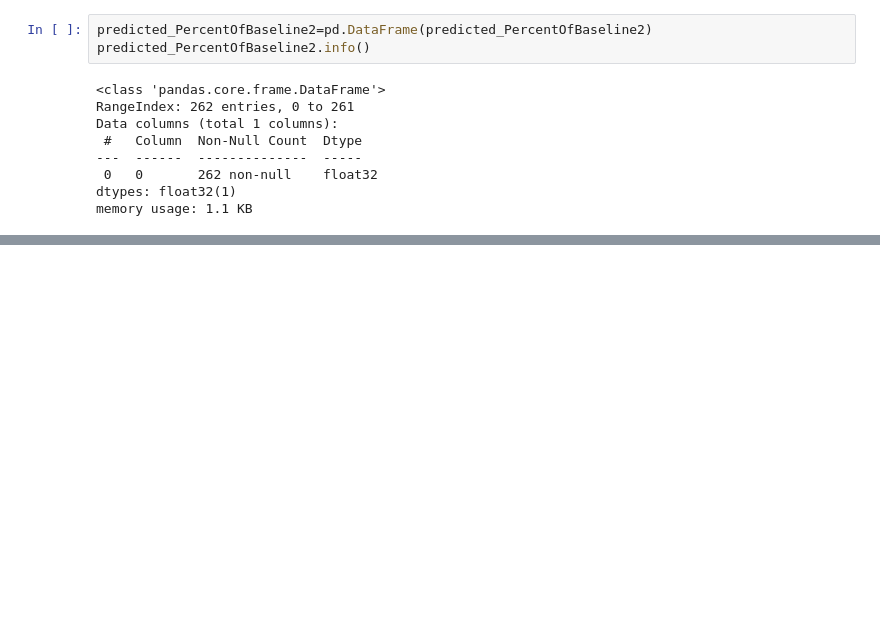
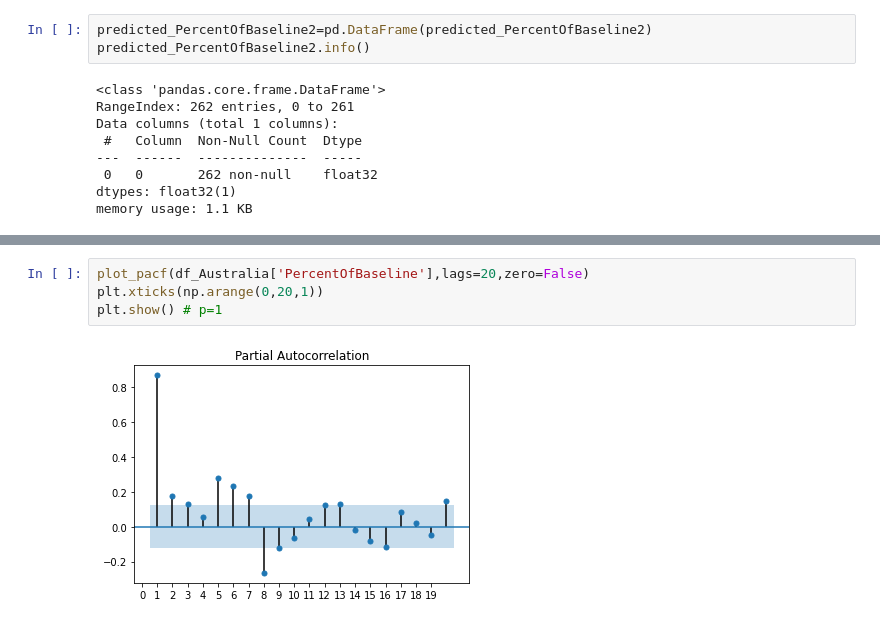
Before and after one commit to Wriyadi/DTS-PRO, a Jupyter notebook: DemoDay_AirportTraffic.ipynb, the cells around one changed output, grey strips where cells are left out. Cells and saved outputs as stored; diff of their text form; blank space fills up the shorter version.

```diff
--- a/DemoDay_AirportTraffic.ipynb
+++ b/DemoDay_AirportTraffic.ipynb
@@ -817,0 +962,6 @@ plt.show()
+# %%
+plot_pacf(df_Australia['PercentOfBaseline'],lags=20,zero=False)
+plt.xticks(np.arange(0,20,1))
+plt.show() # p=1
+# %% [output]
+[figure, added]
```
Also changed, not shown: parts of 38 cells of this notebook.
